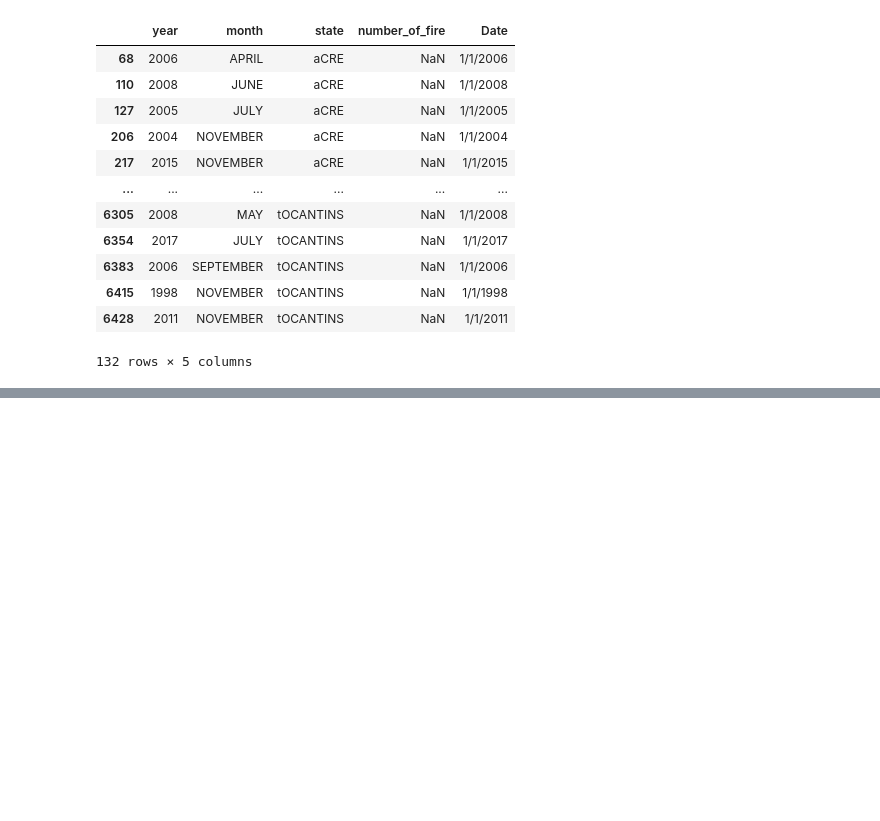
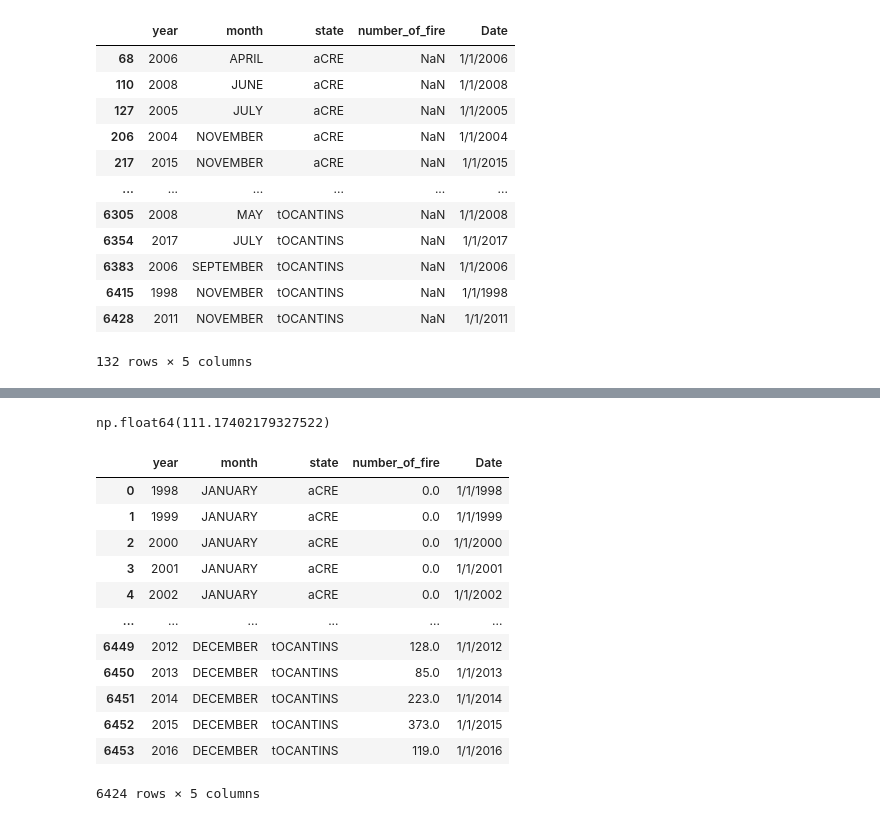
Before and after one commit to Yaminikanta/Python_Libraries, a Jupyter notebook: 02-Pandas/class_pandas.ipynb, the cells around one changed output, grey strips where cells are left out. Drawn from its saved outputs; the diff is of its cells as text; code cells hidden in the pictures; blank space fills up the shorter version.

```diff
--- a/02-Pandas/class_pandas.ipynb
+++ b/02-Pandas/class_pandas.ipynb
@@ -790,0 +800,3 @@ d3[d3['number_of_fire'].isnull()]                       # here we got 132 of nul
+# %%
+#mean=d3['number_of_fire'].mean()
+mean =111     # np.float64(111.11872218690401)    # mean=110.6
@@ -790,0 +818,5 @@ d3[d3['number_of_fire'].isnull()]                       # here we got 132 of nul
+# %%
+d3['number_of_fire']=d3['number_of_fire'].fillna(mean)
+d3
+
+# here we fill all nul value with mean value then we can find the mean value
@@ -790,0 +837,29 @@ d3[d3['number_of_fire'].isnull()]                       # here we got 132 of nul
+# %%
+"""
+We have to approach we did first one by removing null assign with mean value (i.e 111) then got mean
+Then second by using to_numeric so here we change the data from str to direct numeric then perform mean function
+
+"""
+
+d3['number_of_fire']=pd.to_numeric(d3['number_of_fire'])
+# %%
+mean1 = d3['number_of_fire'].mean()
+mean1
+# %% [output]
+np.float64(111.17402179327522)
+# %%
+d3
+# %% [output]
+|  | year | month | state | number_of_fire | Date |
+| 0 | 1998 | JANUARY | aCRE | 0.0 | 1/1/1998 |
+| 1 | 1999 | JANUARY | aCRE | 0.0 | 1/1/1999 |
+| 2 | 2000 | JANUARY | aCRE | 0.0 | 1/1/2000 |
+| 3 | 2001 | JANUARY | aCRE | 0.0 | 1/1/2001 |
+| 4 | 2002 | JANUARY | aCRE | 0.0 | 1/1/2002 |
+| ... | ... | ... | ... | ... | ... |
+| 6449 | 2012 | DECEMBER | tOCANTINS | 128.0 | 1/1/2012 |
+| 6450 | 2013 | DECEMBER | tOCANTINS | 85.0 | 1/1/2013 |
+| 6451 | 2014 | DECEMBER | tOCANTINS | 223.0 | 1/1/2014 |
+| 6452 | 2015 | DECEMBER | tOCANTINS | 373.0 | 1/1/2015 |
+| 6453 | 2016 | DECEMBER | tOCANTINS | 119.0 | 1/1/2016 |
+6424 rows × 5 columns
```
Also changed, not shown: parts of 19 cells of this notebook.
